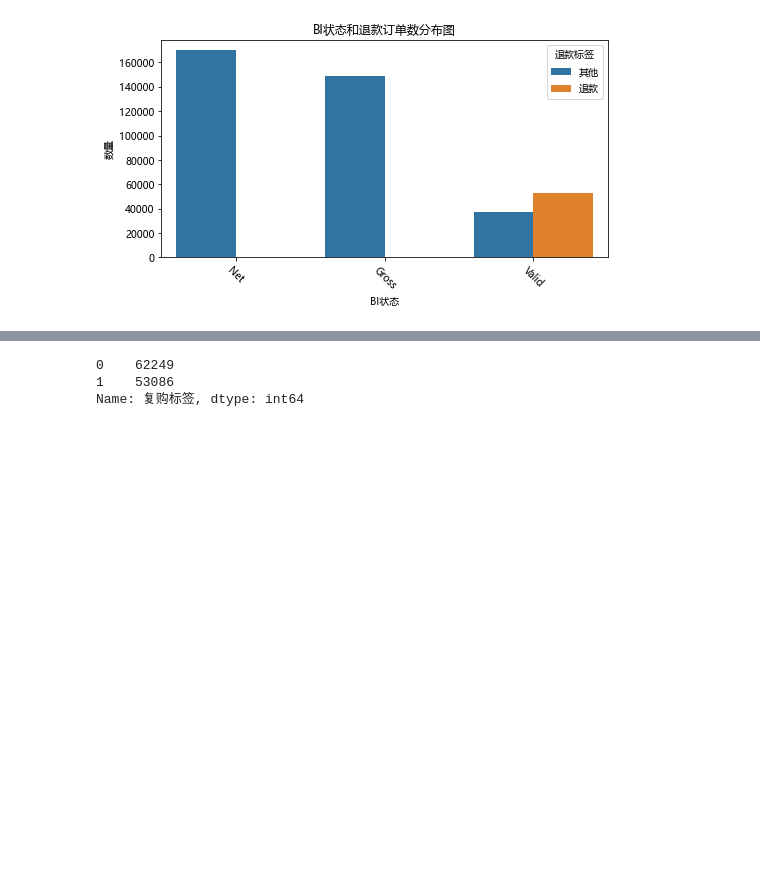
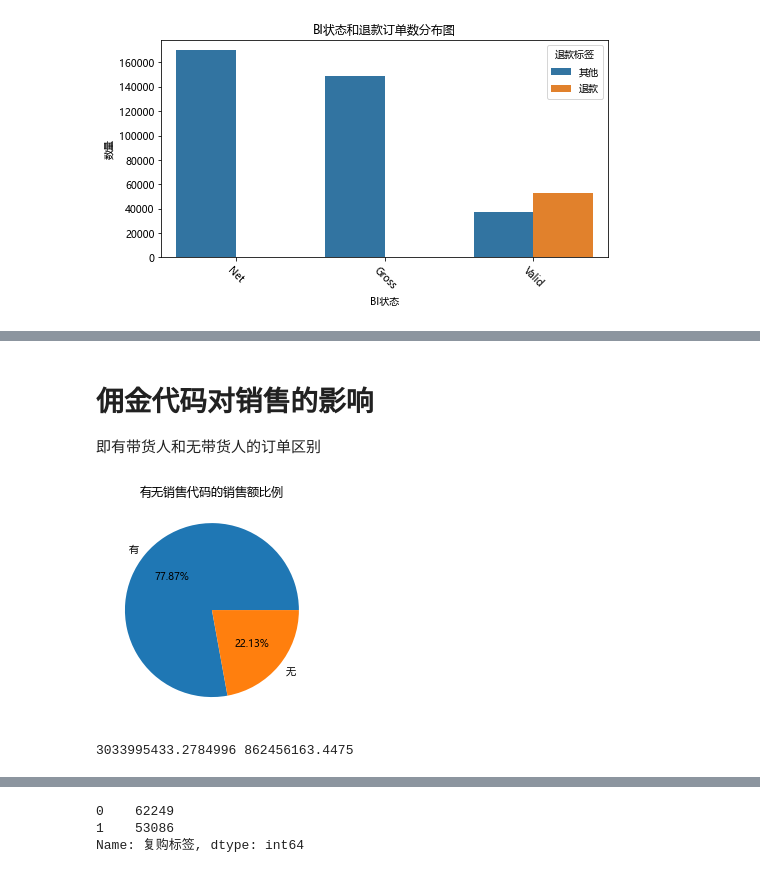
Before and after one commit to gcm1994002/work, a Jupyter notebook: 电商预测.ipynb, the cells around one changed output, grey strips where cells are left out. Cells and saved outputs as stored; diff of their text form; code cells hidden in the pictures; blank space fills up the shorter version.

```diff
--- a/电商预测.ipynb
+++ b/电商预测.ipynb
@@ -1393,0 +1732,14 @@ weighted avg       0.73      0.74      0.74      1600
+# %% [markdown]
+# 佣金代码对销售的影响
+即有带货人和无带货人的订单区别
+# %%
+# 销售额对比
+temp1 = df[df['销售佣金代码'] == 'no']['订单总额'].sum()
+temp2 = df[df['销售佣金代码'] != 'no']['订单总额'].sum()
+plt.pie([temp1,temp2],labels=['有','无'],autopct='%.2f%%')
+plt.title("有无销售代码的销售额比例")
+plt.show()
+print(temp1,temp2)
+# %% [output]
+[figure, added]
+3033995433.2784996 862456163.4475
```
Also changed, not shown: parts of 87 cells of this notebook.
